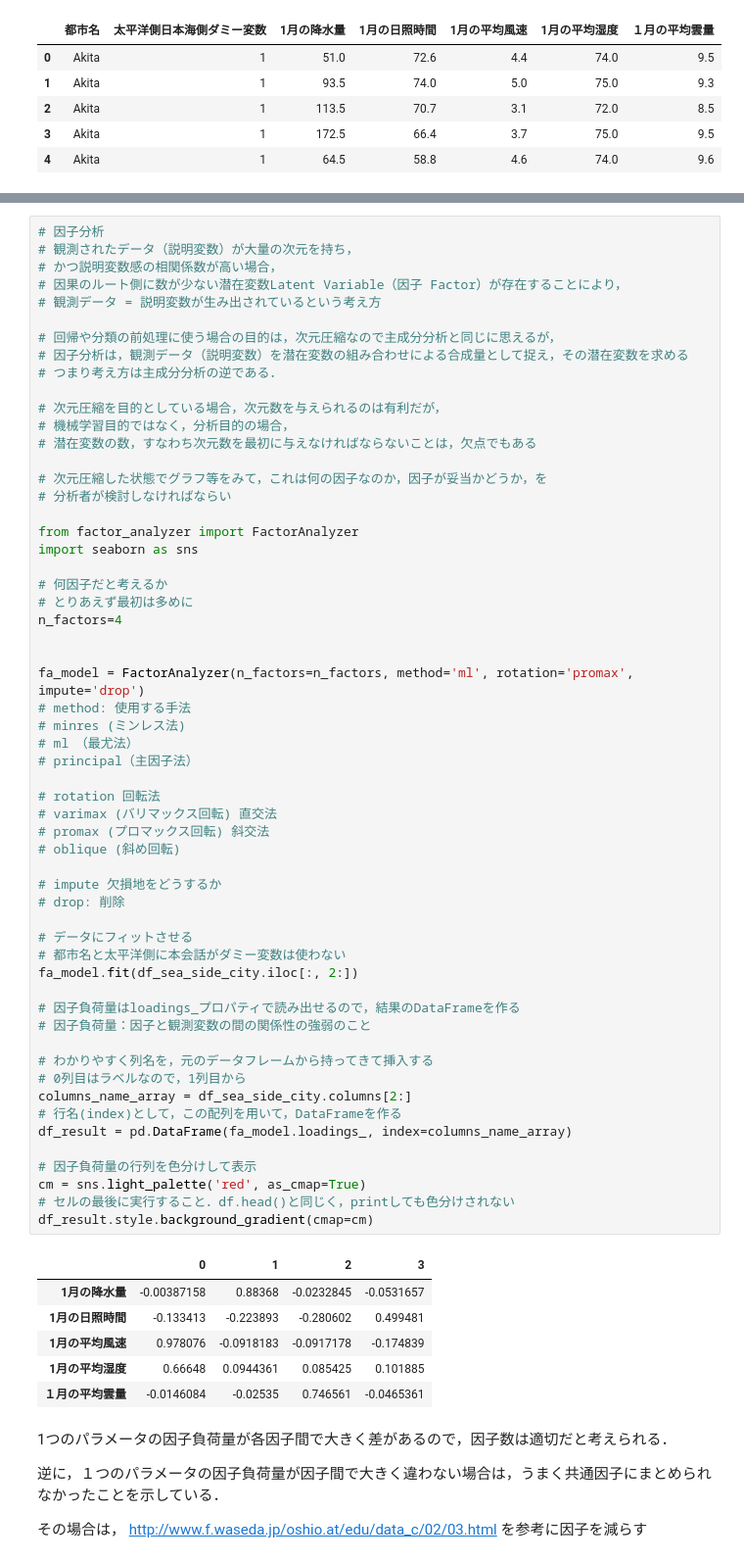
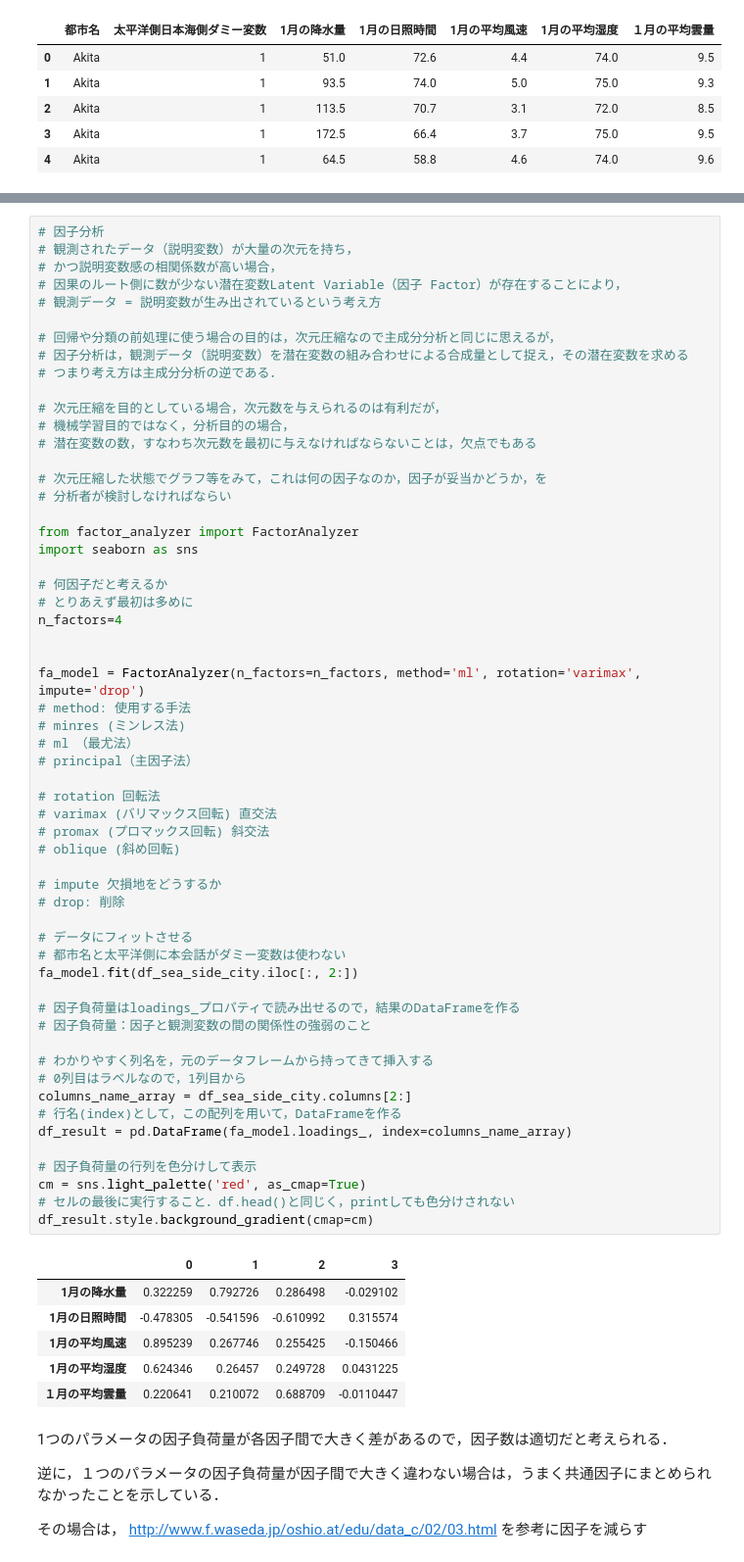
Before and after one commit to daichi-a/PythonDataAnalyzeClassMaterial, a Jupyter notebook: FactorAnalysis_NihonSeaPacificSea.ipynb, the cells around one changed output, grey strips where cells are left out. Shown: that part at 98% size. Cells and saved outputs as stored; diff of their text form.

```diff
--- a/FactorAnalysis_NihonSeaPacificSea.ipynb
+++ b/FactorAnalysis_NihonSeaPacificSea.ipynb
@@ -148,44 +148,44 @@ import seaborn as sns
 n_factors=4
 
 
-fa_model = FactorAnalyzer(n_factors=n_factors, method='ml', rotation='promax', impute='drop')
+fa_model = FactorAnalyzer(n_factors=n_factors, method='ml', rotation='varimax', impute='drop')
 # method: 使用する手法
 # minres (ミンレス法)
 # ml　（最尤法）
 # principal（主因子法）
 
 # rotation 回転法
 # varimax (バリマックス回転) 直交法
 # promax (プロマックス回転) 斜交法
 # oblique (斜め回転)
 
 # impute 欠損地をどうするか
 # drop: 削除
 
 # データにフィットさせる
 # 都市名と太平洋側に本会話がダミー変数は使わない
 fa_model.fit(df_sea_side_city.iloc[:, 2:])
 
 # 因子負荷量はloadings_プロパティで読み出せるので，結果のDataFrameを作る
 # 因子負荷量：因子と観測変数の間の関係性の強弱のこと
 
 # わかりやすく列名を，元のデータフレームから持ってきて挿入する
 # 0列目はラベルなので，1列目から
 columns_name_array = df_sea_side_city.columns[2:]
 # 行名(index)として，この配列を用いて，DataFrameを作る
 df_result = pd.DataFrame(fa_model.loadings_, index=columns_name_array)
 
 # 因子負荷量の行列を色分けして表示
 cm = sns.light_palette('red', as_cmap=True)
 # セルの最後に実行すること．df.head()と同じく，printしても色分けされない
 df_result.style.background_gradient(cmap=cm)
 # %% [output]
 |  | 0 | 1 | 2 | 3 |
-| 1月の降水量 | -0.00387158 | 0.88368 | -0.0232845 | -0.0531657 |
-| 1月の日照時間 | -0.133413 | -0.223893 | -0.280602 | 0.499481 |
-| 1月の平均風速 | 0.978076 | -0.0918183 | -0.0917178 | -0.174839 |
-| 1月の平均湿度 | 0.66648 | 0.0944361 | 0.085425 | 0.101885 |
-| １月の平均雲量 | -0.0146084 | -0.02535 | 0.746561 | -0.0465361 |
+| 1月の降水量 | 0.322259 | 0.792726 | 0.286498 | -0.029102 |
+| 1月の日照時間 | -0.478305 | -0.541596 | -0.610992 | 0.315574 |
+| 1月の平均風速 | 0.895239 | 0.267746 | 0.255425 | -0.150466 |
+| 1月の平均湿度 | 0.624346 | 0.26457 | 0.249728 | 0.0431225 |
+| １月の平均雲量 | 0.220641 | 0.210072 | 0.688709 | -0.0110447 |
 # %% [markdown]
 1つのパラメータの因子負荷量が各因子間で大きく差があるので，因子数は適切だと考えられる．
 
```
Also changed, not shown: parts of 17 cells of this notebook.
